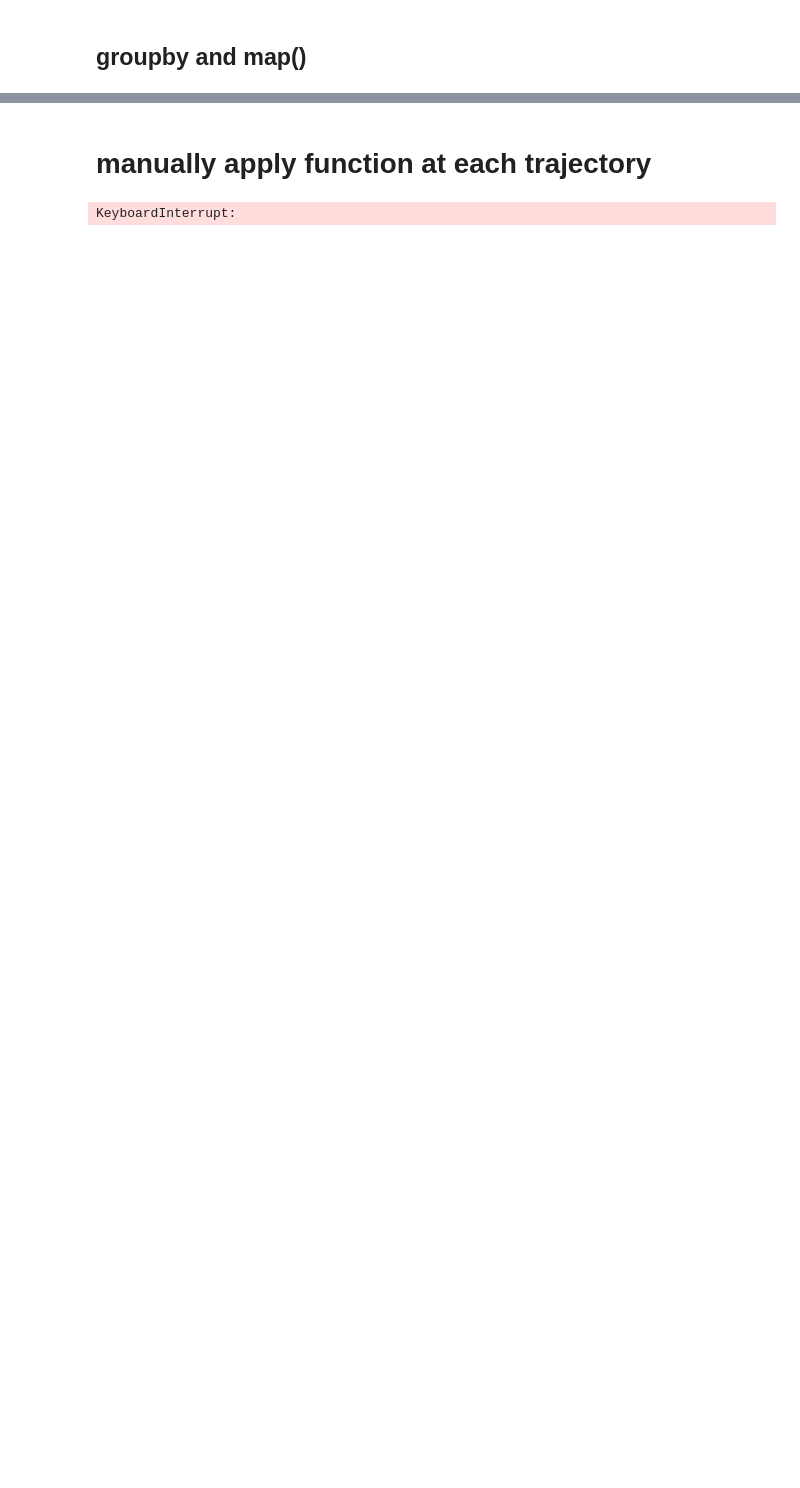
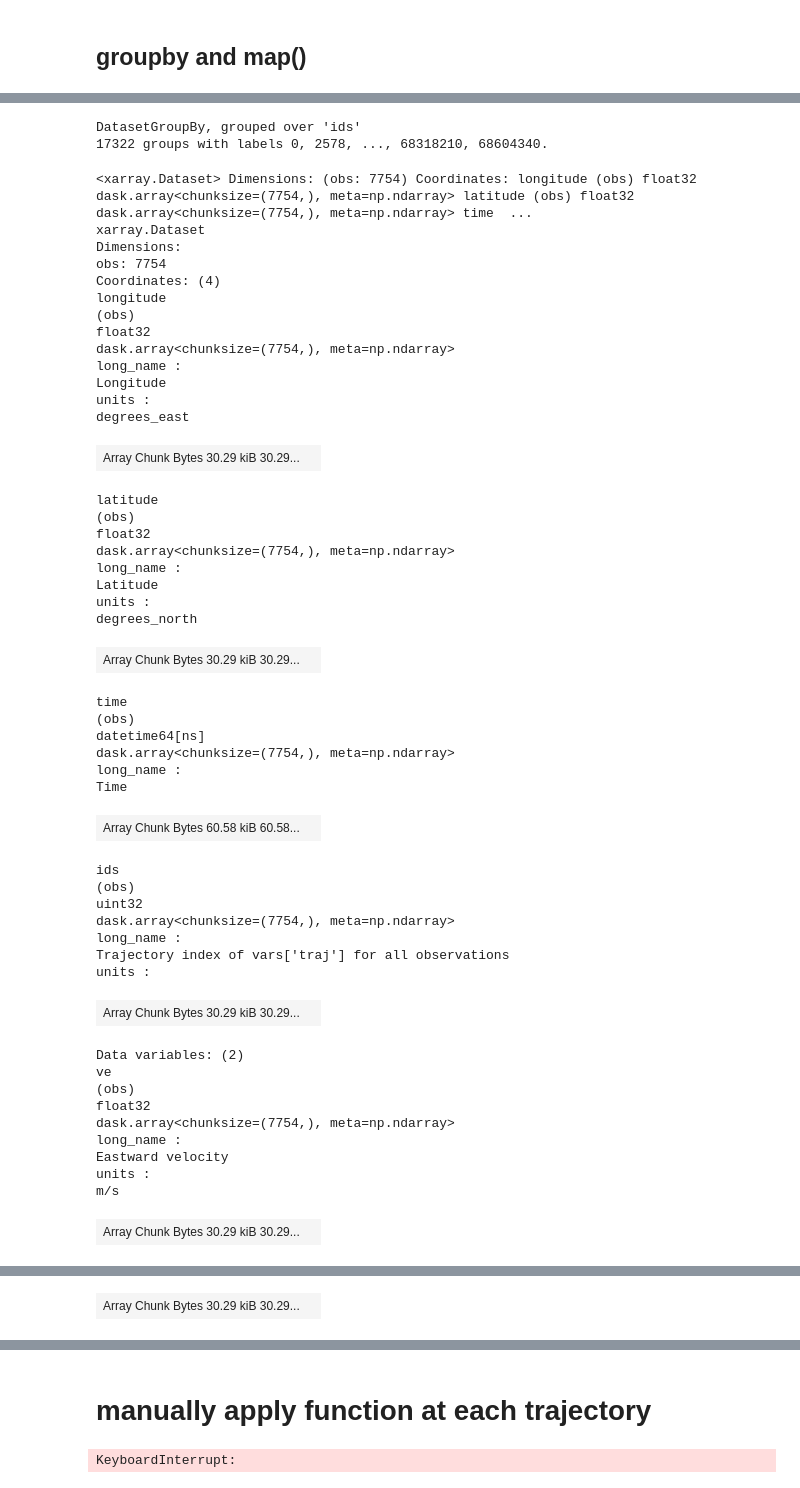
Before and after one commit to Cloud-Drift/clouddrift, a Jupyter notebook: tutorials/data.ipynb, the cells around one changed output, grey strips where cells are left out. Cells and saved outputs as stored; diff of their text form; code cells hidden in the pictures; blank space fills up the shorter version.

```diff
--- a/tutorials/data.ipynb
+++ b/tutorials/data.ipynb
@@ -331,4 +663,4 @@ Data variables: (12/23)
 # %%
 %%time
-grouped_traj = l.ds.groupby('ids')
+grouped_traj = l.ds_obs[["ve", "vn"]].groupby('ids')
 # %% [output]
@@ -336,0 +668,56 @@ Wall time: 28 s
+# %%
+grouped_traj
+# %% [output]
+DatasetGroupBy, grouped over 'ids'
+17322 groups with labels 0, 2578, ..., 68318210, 68604340.
+# %%
+grouped_traj[list(grouped_traj.groups.keys())[150]]
+# %% [output]
+<xarray.Dataset> Dimensions: (obs: 7754) Coordinates: longitude (obs) float32 dask.array<chunksize=(7754,), meta=np.ndarray> latitude (obs) float32 dask.array<chunksize=(7754,), meta=np.ndarray> time  ...
+xarray.Dataset
+Dimensions:
+obs: 7754
+Coordinates: (4)
+longitude
+(obs)
+float32
+dask.array<chunksize=(7754,), meta=np.ndarray>
+long_name :
+Longitude
+units :
+degrees_east
+| Array Chunk Bytes 30.29 kiB 30.29... |  |
+latitude
+(obs)
+float32
+dask.array<chunksize=(7754,), meta=np.ndarray>
+long_name :
+Latitude
+units :
+degrees_north
+| Array Chunk Bytes 30.29 kiB 30.29... |  |
+time
+(obs)
+datetime64[ns]
+dask.array<chunksize=(7754,), meta=np.ndarray>
+long_name :
+Time
+| Array Chunk Bytes 60.58 kiB 60.58... |  |
+ids
+(obs)
+uint32
+dask.array<chunksize=(7754,), meta=np.ndarray>
+long_name :
+Trajectory index of vars['traj'] for all observations
+units :
+| Array Chunk Bytes 30.29 kiB 30.29... |  |
+Data variables: (2)
+ve
+(obs)
+float32
+dask.array<chunksize=(7754,), meta=np.ndarray>
+long_name :
+Eastward velocity
+units :
+m/s
+| Array Chunk Bytes 30.29 kiB 30.29... |  |
@@ -336,0 +732 @@ Wall time: 28 s
+| Array Chunk Bytes 30.29 kiB 30.29... |  |
```
Also changed, not shown: parts of 57 cells of this notebook, 2 other files.
